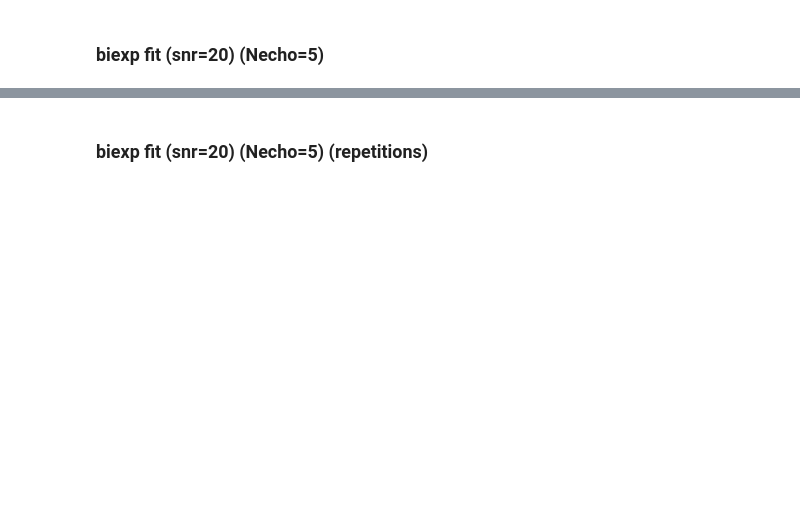
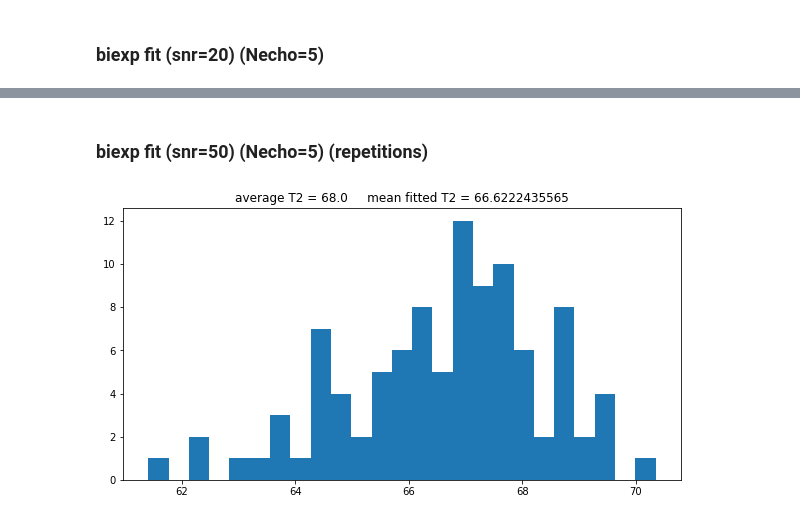
Before and after one commit to mpaquette/breakthrough_test, a Jupyter notebook: TE dependance in signal fraction and volume fraction modeling.ipynb, the cells around one changed output, grey strips where cells are left out. Drawn from its saved outputs; the diff is of its cells as text; code cells hidden in the pictures; blank space fills up the shorter version.

Commit message:
added some biexp fit fail

```diff
--- a/TE dependance in signal fraction and volume fraction modeling.ipynb
+++ b/TE dependance in signal fraction and volume fraction modeling.ipynb
@@ -307,5 +307,5 @@ pl.show()
 # %% [markdown]
-### biexp fit (snr=20) (Necho=5) (repetitions)
+### biexp fit (snr=50) (Necho=5) (repetitions)
 # %%
 T2a = 80
 T2e = 50
@@ -337,3 +342,10 @@ for N in [5]:
+# %%
+pl.figure()
+pl.hist(T2fit, bins=25)
+pl.title('average T2 = {}     mean fitted T2 = {}'.format(f0*T2a+(1-f0)*T2e, np.mean(T2fit)))
+pl.show()
+# %% [output]
+[figure, added]
 # %%
 pl.figure()
 pl.subplot(1,3,1)
```
Also changed, not shown: parts of 6 cells of this notebook.
